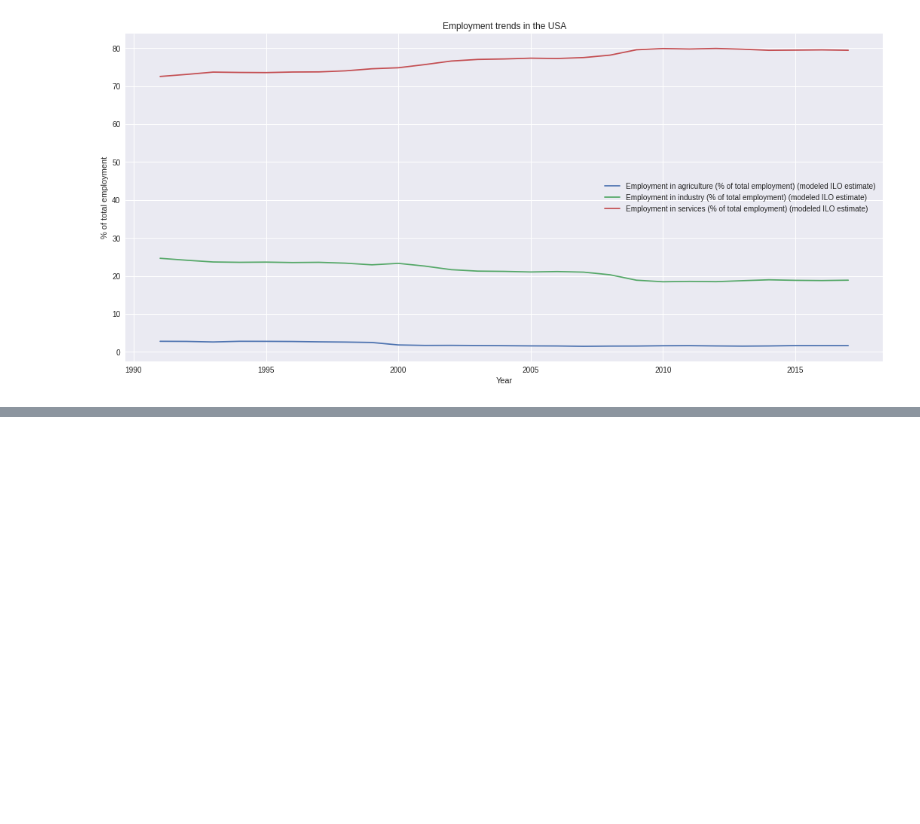
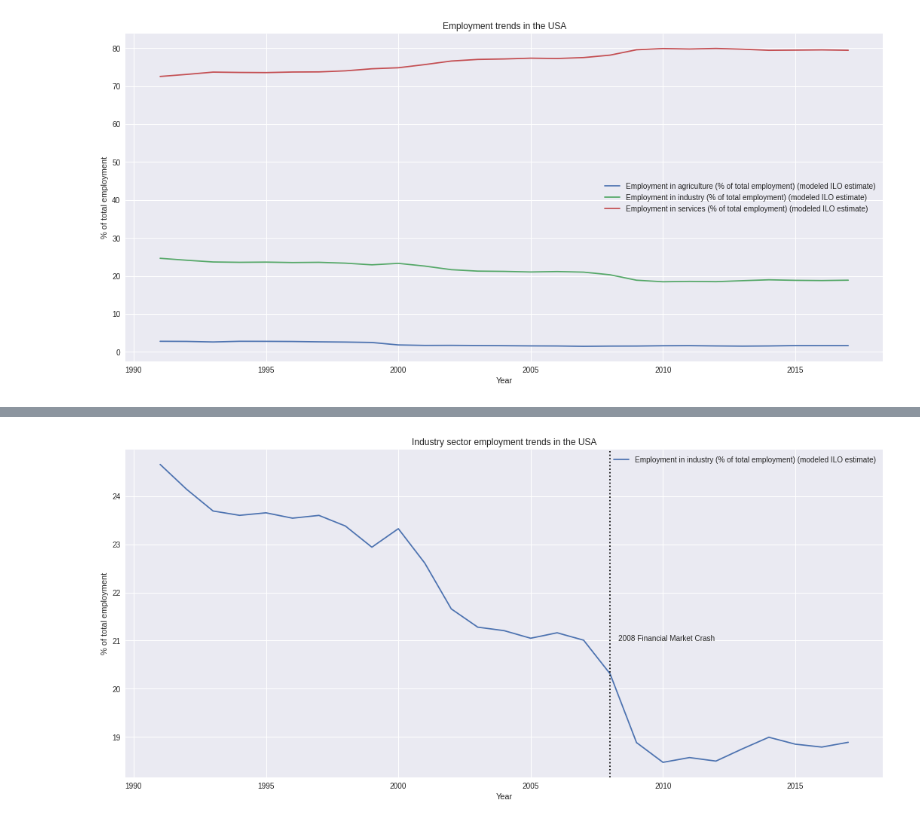
Before and after one commit to tousif-k/labor-and-employment-data, a Jupyter notebook: empl_trends.ipynb, the cells around one changed output, grey strips where cells are left out. Cells and saved outputs as stored; diff of their text form; code cells hidden in the pictures; blank space fills up the shorter version.

```diff
--- a/empl_trends.ipynb
+++ b/empl_trends.ipynb
@@ -62,0 +113,14 @@ plt.show()
+# %%
+df_usa.plot(kind='line', x='Year', y=['Employment in industry (% of total employment) (modeled ILO estimate)'], figsize=(18,8))
+
+plt.title('Industry sector employment trends in the USA')
+plt.xlabel('Year')
+plt.ylabel('% of total employment')
+
+plt.axvline(x=2008, color='black', linestyle='dotted')
+
+plt.text(x=2008, y=21, s="    2008 Financial Market Crash")
+
+plt.show()
+# %% [output]
+[figure, added]
```
Also changed, not shown: parts of 4 cells of this notebook, 2 other files.
